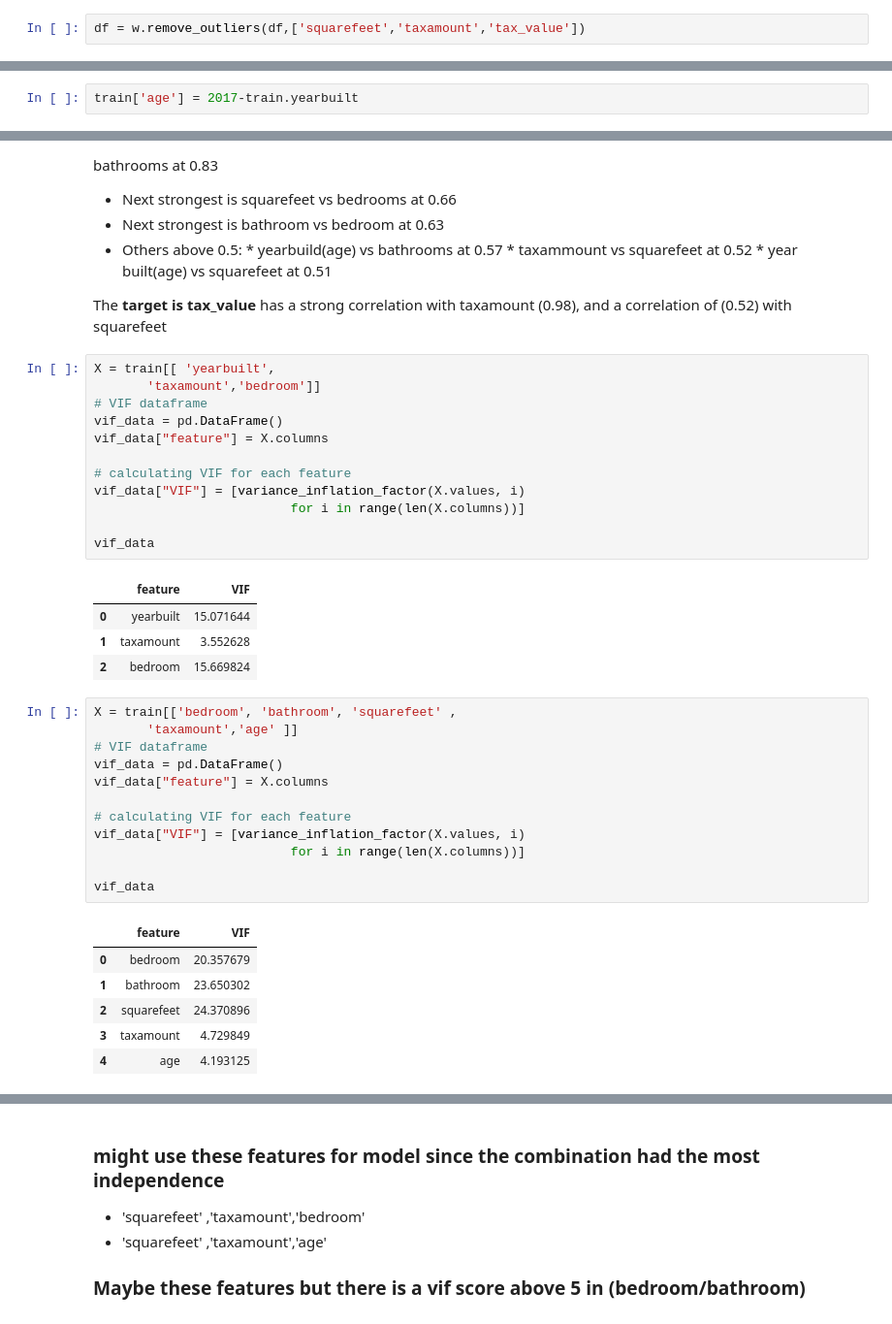
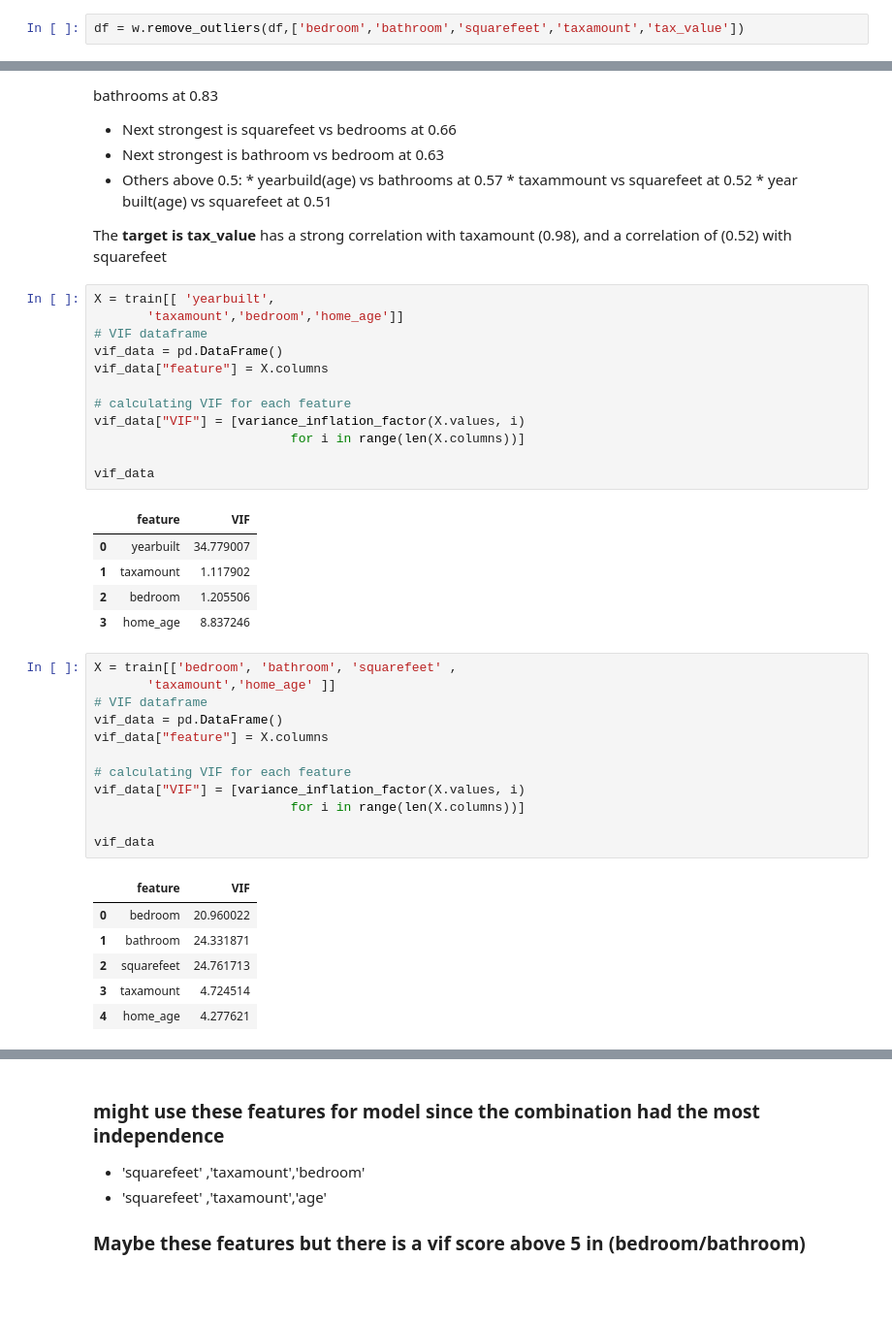
Before and after one commit to Yvette-Ibarra/regression-exercises, a Jupyter notebook: explore_zillow.ipynb, the cells around one changed output, grey strips where cells are left out. Shown at 97% size. Drawn from its saved outputs; the diff is of its cells as text; blank space fills up the shorter version.

```diff
--- a/explore_zillow.ipynb
+++ b/explore_zillow.ipynb
@@ -34,6 +31,6 @@ Index(['bedroom', 'bathroom', 'squarefeet', 'tax_value', 'yearbuilt',
       dtype='object')
 # %%
-df = w.remove_outliers(df,['squarefeet','taxamount','tax_value'])
+df = w.remove_outliers(df,['bedroom','bathroom','squarefeet','taxamount','tax_value'])
 # %%
 df.shape
 # %% [output]
@@ -94,8 +106,6 @@ train.fips.value_counts()
 Name: fips, dtype: int64
 # %% [markdown]
 fips will be taken out because it is a county code
-# %%
-train['age'] = 2017-train.yearbuilt
 # %%
 # sample= train.sample(1_000, random_state=123)
 # %%
@@ -180,24 +184,25 @@ The strongest correlation is squarefeet vs bathrooms at 0.83
 The **target is tax_value** has a strong correlation with taxamount (0.98), and a correlation of (0.52) with squarefeet
 # %%
 X = train[[ 'yearbuilt',
-       'taxamount','bedroom']]
+       'taxamount','bedroom','home_age']]
 # VIF dataframe
 vif_data = pd.DataFrame()
 vif_data["feature"] = X.columns
 
 # calculating VIF for each feature
 vif_data["VIF"] = [variance_inflation_factor(X.values, i)
                           for i in range(len(X.columns))]
 
 vif_data
 # %% [output]
 |  | feature | VIF |
-| 0 | yearbuilt | 15.071644 |
-| 1 | taxamount | 3.552628 |
-| 2 | bedroom | 15.669824 |
+| 0 | yearbuilt | 34.779007 |
+| 1 | taxamount | 1.117902 |
+| 2 | bedroom | 1.205506 |
+| 3 | home_age | 8.837246 |
 # %%
 X = train[['bedroom', 'bathroom', 'squarefeet' ,
-       'taxamount','age' ]]
+       'taxamount','home_age' ]]
 # VIF dataframe
 vif_data = pd.DataFrame()
 vif_data["feature"] = X.columns
@@ -209,9 +214,9 @@ vif_data["VIF"] = [variance_inflation_factor(X.values, i)
 vif_data
 # %% [output]
 |  | feature | VIF |
-| 0 | bedroom | 20.357679 |
-| 1 | bathroom | 23.650302 |
-| 2 | squarefeet | 24.370896 |
-| 3 | taxamount | 4.729849 |
-| 4 | age | 4.193125 |
+| 0 | bedroom | 20.960022 |
+| 1 | bathroom | 24.331871 |
+| 2 | squarefeet | 24.761713 |
+| 3 | taxamount | 4.724514 |
+| 4 | home_age | 4.277621 |
 # %%
```
Also changed, not shown: parts of 97 cells of this notebook.
